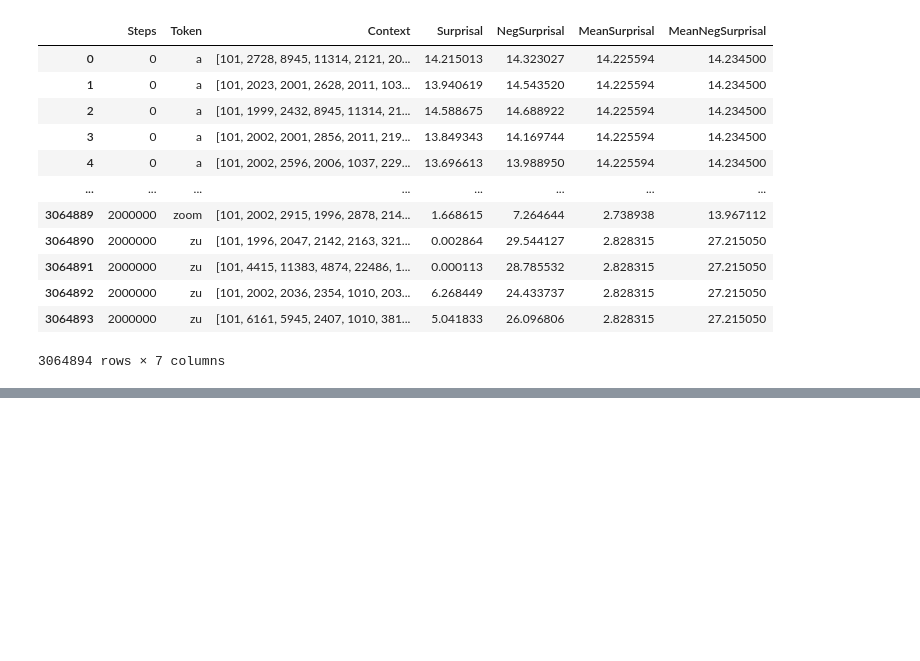
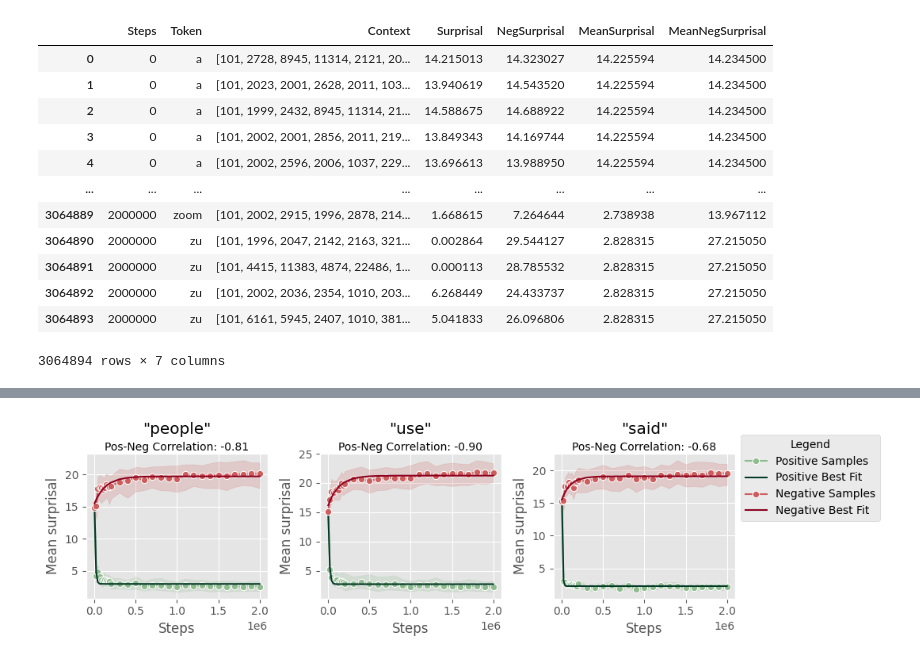
Before and after one commit to NazaninShafiabadi/NeuralLMs, a Jupyter notebook: src/indiv_surprisal_analysis.ipynb, the cells around one changed output, grey strips where cells are left out. Cells and saved outputs as stored; diff of their text form; code cells hidden in the pictures; blank space fills up the shorter version.

```diff
--- a/src/indiv_surprisal_analysis.ipynb
+++ b/src/indiv_surprisal_analysis.ipynb
@@ -44,0 +68,7 @@ plot_surprisals(words, indiv_surprisals, show_error_interval=True, neg_samples=T
+# %%
+# 102 samples
+
+words = token_counts[token_counts['count'] == 102].Token.sample(3)
+plot_surprisals(words, indiv_surprisals, show_error_interval=True, neg_samples=True, fit_curve=True, first_step=False)
+# %% [output]
+[figure, added]
```
Also changed, not shown: parts of 13 cells of this notebook, 1 other file.
